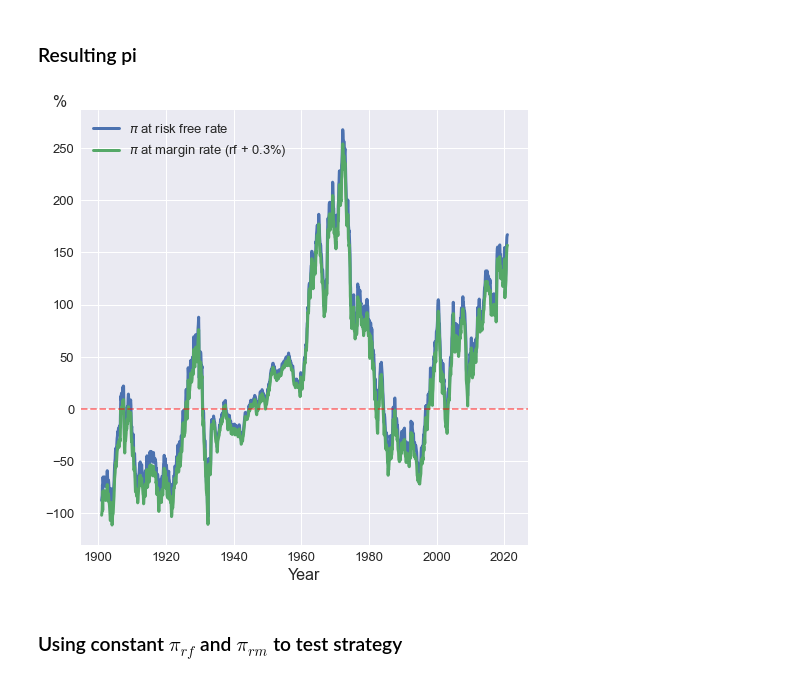
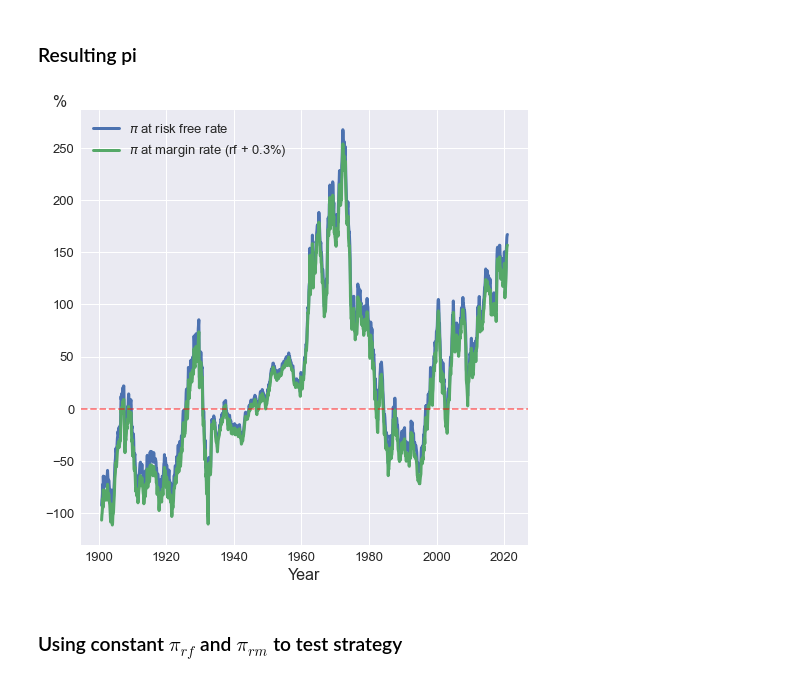
Before and after one commit to neriksen/applied_finance, a Jupyter notebook: shiller.ipynb, the cells around one changed output. Cells and saved outputs as stored; diff of their text form; code cells hidden in the pictures.

```diff
--- a/shiller.ipynb
+++ b/shiller.ipynb
@@ -82,22 +83,22 @@ fig.savefig('Empirical/rolling_development.png', bbox_inches = 'tight', pad_inch
 # %%
 combined_rf = zip(roll_rf, roll_sp_return, roll_var)
 pi_rf = [cr.pi_arr(rf, 2, std, ret, 0)*100 for rf, ret, std in combined_rf]
 
 combined_rm = zip(roll_rm, roll_sp_return, roll_var)
 pi_rm = [cr.pi_arr(rm, 2, std, ret, 0)*100 for rm, ret, std in combined_rm]
 
 pies = pd.DataFrame([pi_rf, pi_rm]).transpose()
-pies.index = pd.date_range('1901-01-01', '2020-12-01', freq='MS')
+pies.index = pd.date_range('1900-12-01', '2020-12-01', freq='MS')
 pies.columns = ['pi_rf', 'pi_rm']
 fig, ax = plt.subplots(1, 1, figsize=(8, 8))
 ax.plot(pies, linewidth = 3)
 ax.axhline(0, c='red', alpha=.5, linestyle='--')
 ax.legend(['$\pi$ at risk free rate', '$\pi$ at margin rate (rf + 0.3%)'])
 ax.set_xlabel('Year')
 ax.set_ylabel('%', rotation=0, loc='top', labelpad=-21)
 fig.savefig('Empirical/rolling_pi.png', bbox_inches = 'tight', pad_inches = 0.1)
 # %% [output]
-[figure, old version]
+[figure, new version]
 # %% [markdown]
 ### Using constant $\pi_{rf}$ and $\pi_{rm}$ to test strategy
 # %%
```
Also changed, not shown: parts of 13 cells of this notebook.
